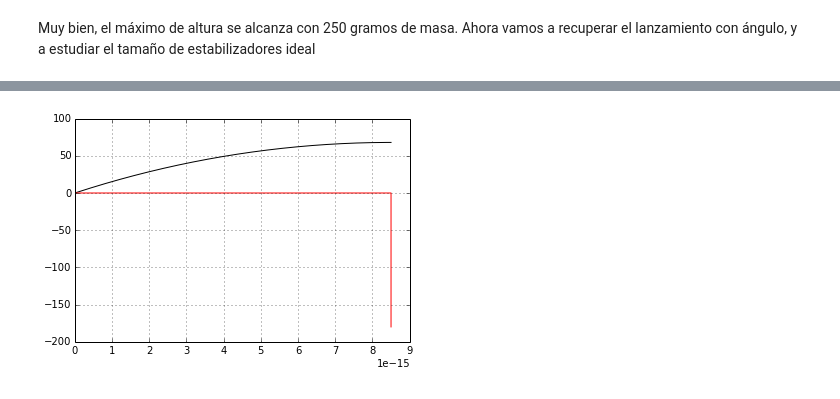
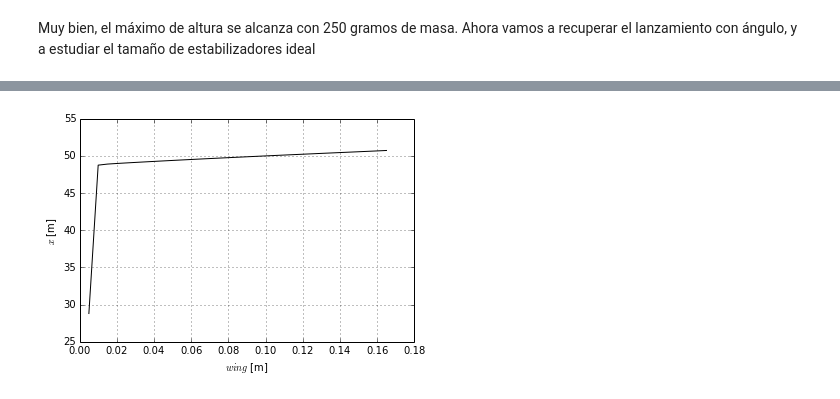
Before and after one commit to sanguinariojoe/gmv-rocket, a Jupyter notebook: main.ipynb, the cells around one changed output, grey strips where cells are left out. Cells and saved outputs as stored; diff of their text form; code cells hidden in the pictures.

```diff
--- a/main.ipynb
+++ b/main.ipynb
@@ -1449,6 +1449,6 @@ xx = [x_max]
 # %%
 # Now we can start checking configurations with other masses
-dwing = 1E-3
+dwing = 5E-3
 
 while True:
     clear_output()
@@ -1478,12 +1478,13 @@ while True:
     wings_test.append(wing(wing_z, wing_r, alpha, 0.0 * CLo, CDo))
 
     # Generate the rocket
-    rocket_test = rocket(0.5 * np.pi, mass, I, cog, bottle_test, hull_test, wings_test)
+    rocket_test = rocket(__ANGLE__, mass, I, cog, bottle_test, hull_test, wings_test)
 
     t = [0.0]
     x = [rocket_test.P[0]]
     z = [rocket_test.P[1]]
     a = [0.0]
+    alpha_valid = True
     while rocket_test.P[1] > 0.0:
         if rocket_test.p.water.z > 0.0:
             dt = DT
@@ -1495,12 +1496,13 @@ while True:
         z.append(rocket_test.P[1])
         a.append(rocket_test.alpha)
         if rocket_test.alpha > np.radians(10.0) or rocket_test.alpha < -np.radians(10.0):
+            alpha_valid = False
             break
 
     ww.append(w_wing)
     xx.append(x[-1])
 
-    if x[-1] < x_max:
+    if x[-1] < x_max and alpha_valid:
         print('FAIL (X = {:.3g} m)'.format(x[-1]))
         break
     # Store the results
@@ -1519,6 +1520,7 @@ FAIL (X = 8.5e-15 m)
-# %%
-plot(x, z, 'k-')
-plot(x, np.degrees(a), 'r-')
-grid()
-# %% [output]
-[figure, removed]
+# %%
+plot(ww, xx, 'k-')
+xlabel(r'$wing$ [m]')
+ylabel(r'$x$ [m]')
+grid()
+# %% [output]
+[figure, added]
```
Also changed, not shown: parts of 2 cells of this notebook, 1 other file.
